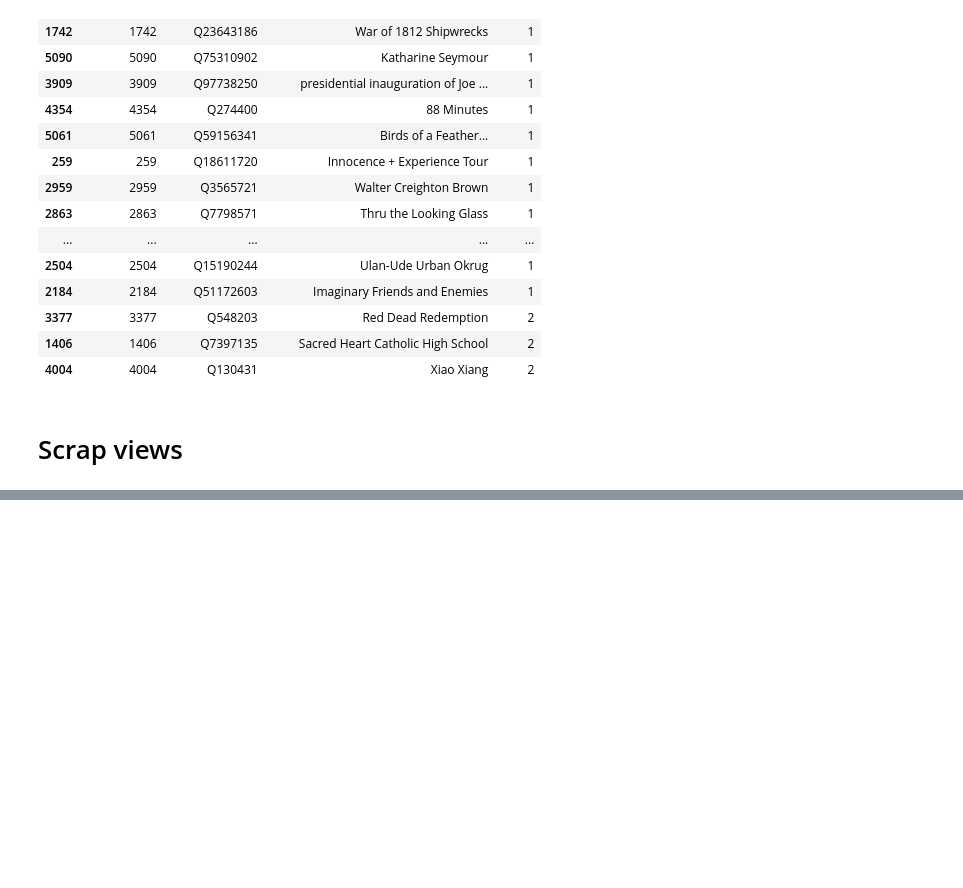
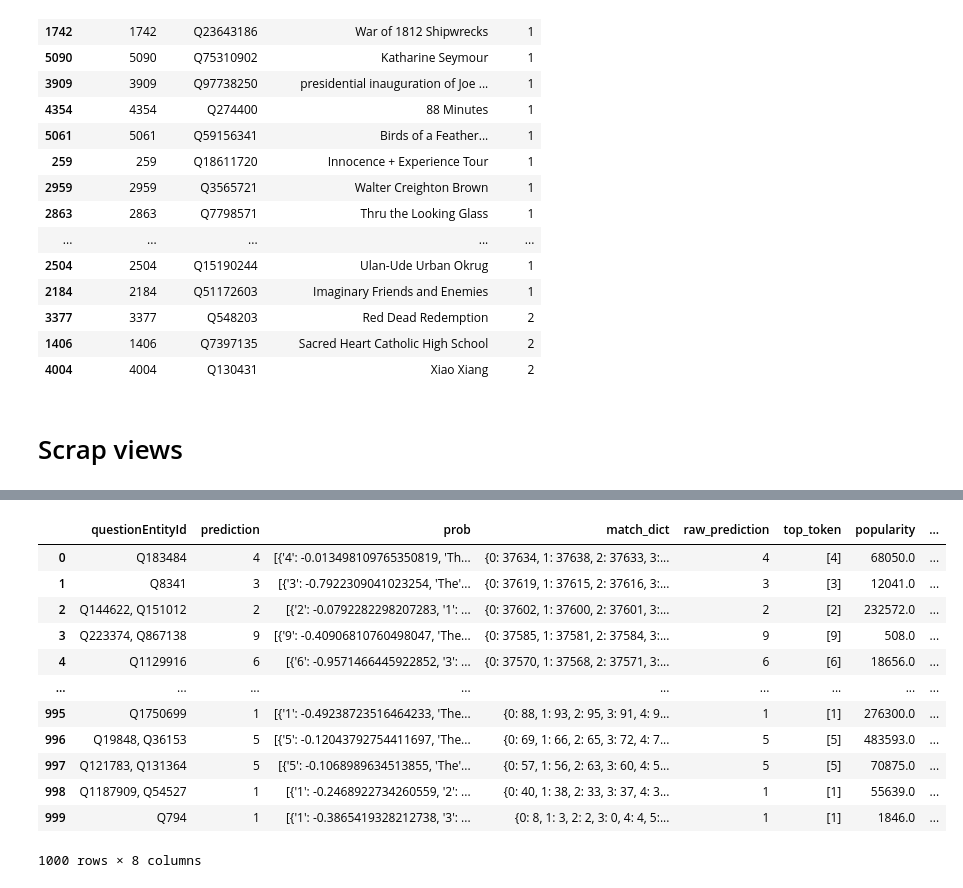
Before and after one commit to b-l-a-i-n/knowledge_fusion, a Jupyter notebook: notebooks/wikimedia.ipynb, the cells around one changed output, grey strips where cells are left out. Cells and saved outputs as stored; diff of their text form; code cells hidden in the pictures; blank space fills up the shorter version.

```diff
--- a/notebooks/wikimedia.ipynb
+++ b/notebooks/wikimedia.ipynb
@@ -375,0 +424,16 @@ Error fetching data for Tuberculosis and tuberculosis/HIV/AIDS-associated mortal
+# %%
+df_ws
+# %% [output]
+|  | questionEntityId | prediction | prob | match_dict | raw_prediction | top_token | popularity | ... |
+| 0 | Q183484 | 4 | [{'4': -0.013498109765350819, 'Th... | {0: 37634, 1: 37638, 2: 37633, 3:... | 4 | [4] | 68050.0 | ... |
+| 1 | Q8341 | 3 | [{'3': -0.7922309041023254, 'The'... | {0: 37619, 1: 37615, 2: 37616, 3:... | 3 | [3] | 12041.0 | ... |
+| 2 | Q144622, Q151012 | 2 | [{'2': -0.0792282298207283, '1': ... | {0: 37602, 1: 37600, 2: 37601, 3:... | 2 | [2] | 232572.0 | ... |
+| 3 | Q223374, Q867138 | 9 | [{'9': -0.40906810760498047, 'The... | {0: 37585, 1: 37581, 2: 37584, 3:... | 9 | [9] | 508.0 | ... |
+| 4 | Q1129916 | 6 | [{'6': -0.9571466445922852, '3': ... | {0: 37570, 1: 37568, 2: 37571, 3:... | 6 | [6] | 18656.0 | ... |
+| ... | ... | ... | ... | ... | ... | ... | ... | ... |
+| 995 | Q1750699 | 1 | [{'1': -0.49238723516464233, 'The... | {0: 88, 1: 93, 2: 95, 3: 91, 4: 9... | 1 | [1] | 276300.0 | ... |
+| 996 | Q19848, Q36153 | 5 | [{'5': -0.12043792754411697, 'The... | {0: 69, 1: 66, 2: 65, 3: 72, 4: 7... | 5 | [5] | 483593.0 | ... |
+| 997 | Q121783, Q131364 | 5 | [{'5': -0.1068989634513855, 'The'... | {0: 57, 1: 56, 2: 63, 3: 60, 4: 5... | 5 | [5] | 70875.0 | ... |
+| 998 | Q1187909, Q54527 | 1 | [{'1': -0.2468922734260559, '2': ... | {0: 40, 1: 38, 2: 33, 3: 37, 4: 3... | 1 | [1] | 55639.0 | ... |
+| 999 | Q794 | 1 | [{'1': -0.3865419328212738, '3': ... | {0: 8, 1: 3, 2: 2, 3: 0, 4: 4, 5:... | 1 | [1] | 1846.0 | ... |
+1000 rows × 8 columns
```
Also changed, not shown: parts of 19 cells of this notebook.
